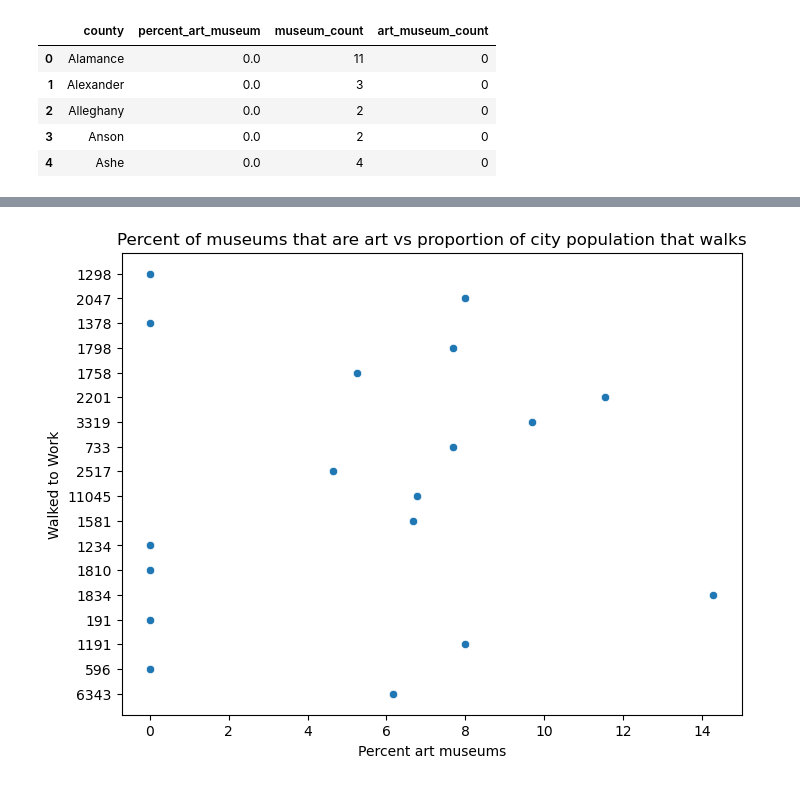
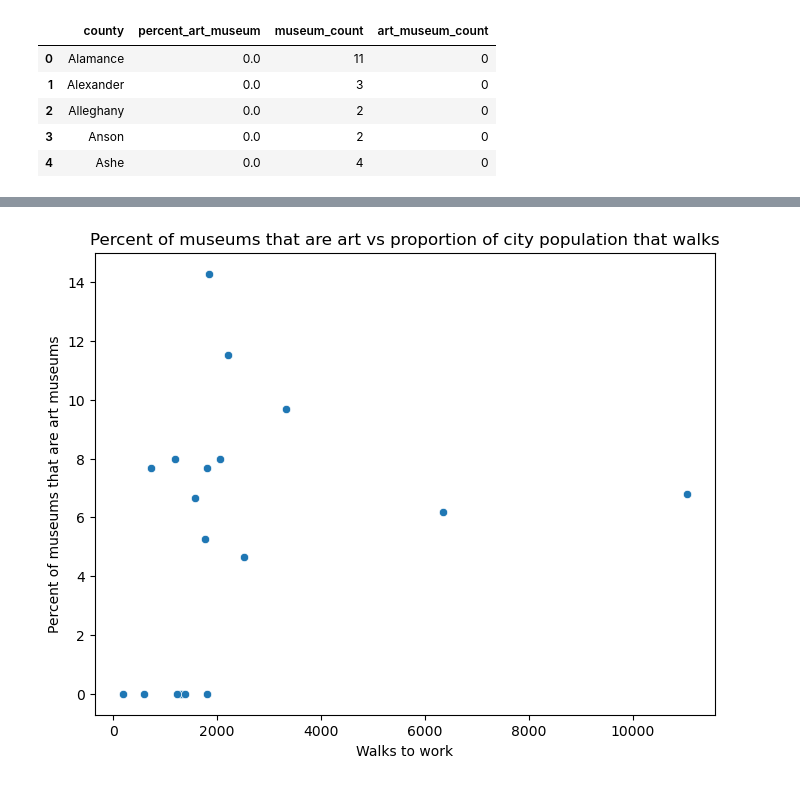
Before and after one commit to allisonbri/DataSciencePortfolio, a Jupyter notebook: PortfolioProject1.ipynb, the cells around one changed output, grey strips where cells are left out. Drawn from its saved outputs; the diff is of its cells as text; code cells hidden in the pictures.

Commit message:
Visualization need work but otherwise mac and cheese DONE

```diff
--- a/PortfolioProject1.ipynb
+++ b/PortfolioProject1.ipynb
@@ -12,14 +12,3 @@ import pandas as pd
 import matplotlib.pyplot as plt
 import seaborn as sns
 from dotenv import load_dotenv, find_dotenv
-# %%
-env_content = """
-CENSUS_API_KEY=37d5985ad46bc17215096d5b16589ea3d45dada8
-"""
-
-with open(".env", "w") as f:
-    f.write(env_content.strip())
-
-print("📁 Brand new .env file force-created right next to your notebook!")
-from dotenv import load_dotenv
-print("Loading status:", load_dotenv(".env", override=True))
@@ -128,6 +124,23 @@ df.head()
 | 3 | Burke County, North Carolina | 88545 | None | None | None | None | 37 | 023 |
 | 4 | Cabarrus County, North Carolina | 244925 | 122994 | 990 | 0 | 1378 | 37 | 025 |
 # %%
+# Makes the values of the API dataset numerical for proper plotting
+
+numeric_cols = [
+    #"NAME",            # County name
+    "B01003_001E",     # Total population
+    "B08141_001E",     # Total: Means of Transportation to Work by Vehicles Available (People that drive)
+    "B08141_016E",     # Estimate!!Total:!!Public transportation:
+    "B08141_017E",     # Estimate!!Total:!!Public transportation:!!No vehicle available
+    "B08141_021E"      #Estimate!!Total:!!Walked:
+]
+
+for col in numeric_cols:
+    df[col] = pd.to_numeric(df[col], errors="coerce") # Will turn anything that can not become numerical into NaN
+
+
+# Renames columns for a more clear understanding
+
 df = df.rename(columns={
     #"NAME": "County_Name",
     "B01003_001E": "Total_Population",
@@ -233,9 +255,9 @@ plt.show()
 # %%
 plt.figure(figsize=(8,6))
-sns.scatterplot(data=df, x="percent_art_museum", y="Walked")
+sns.scatterplot(data=df, x="Walks", y="percent_art_museum")
 plt.title("Percent of museums that are art vs proportion of city population that walks")
-plt.xlabel("Percent art museums")
-plt.ylabel("Walked to Work")
+plt.xlabel("Walks to work")
+plt.ylabel("Percent of museums that are art museums")
 plt.show()
 # %% [output]
-[figure, old version]
+[figure, new version]
```
Also changed, not shown: parts of 17 cells of this notebook, 1 other file.
